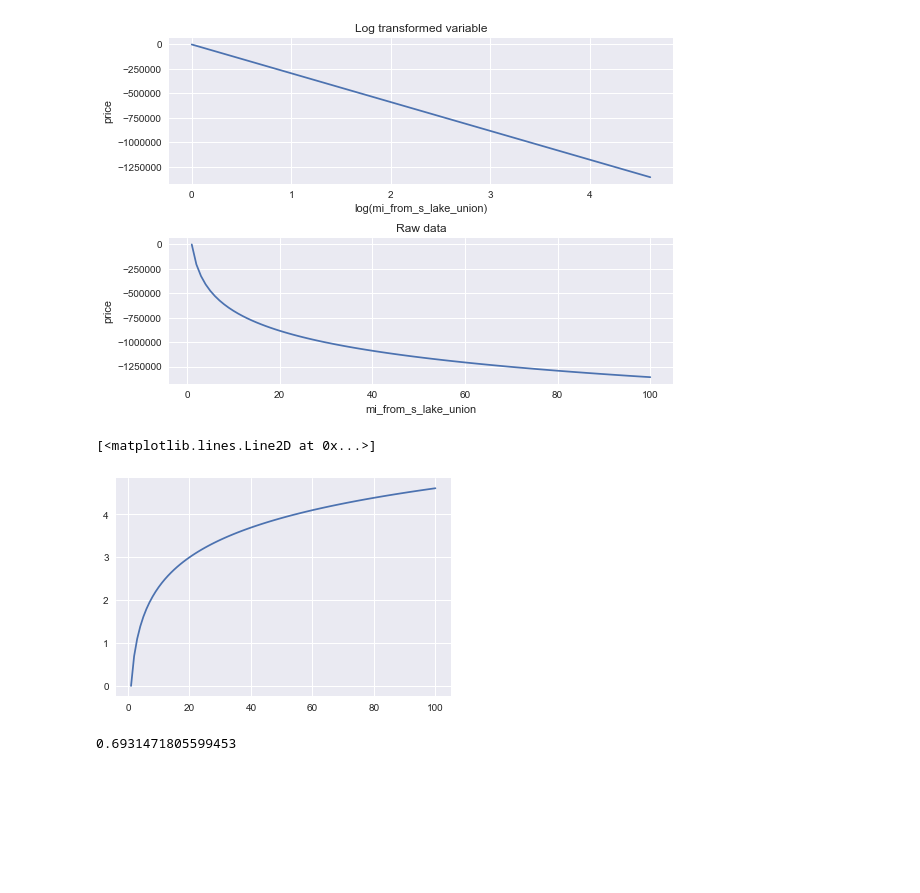
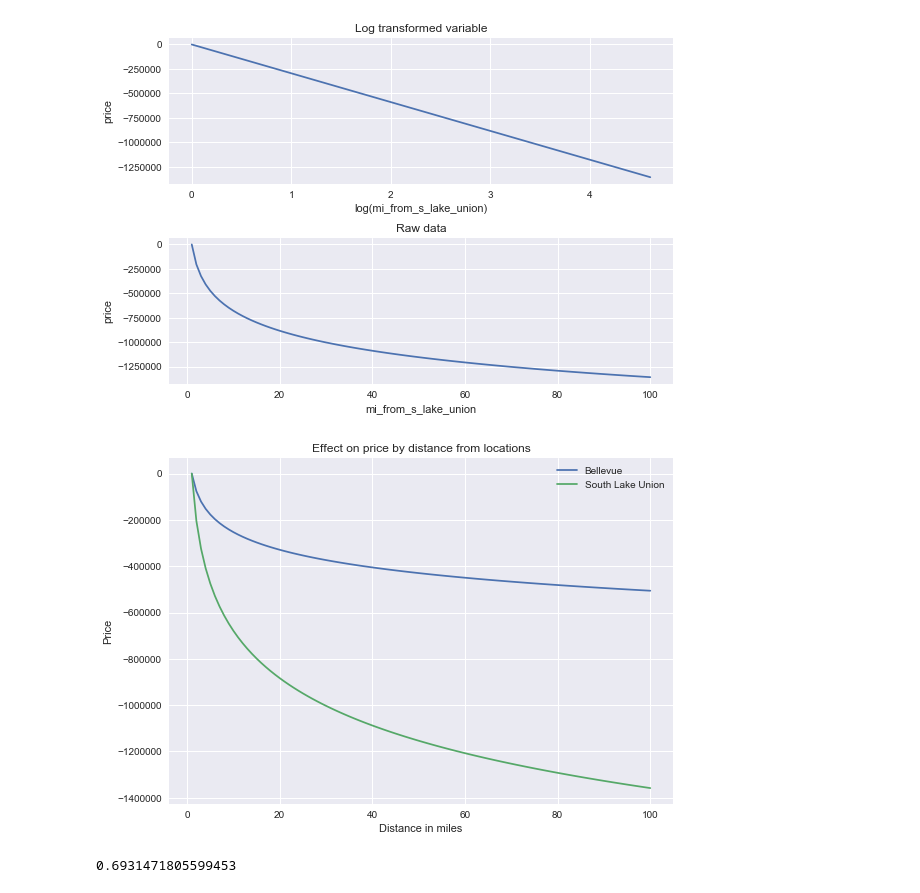
Before and after one commit to AnnaLara/dsc-1-final-project, a Jupyter notebook: final_model_log_interpretations.ipynb, the cells around one changed output. Cells and saved outputs as stored; diff of their text form; code cells hidden in the pictures; blank space fills up the shorter version.

```diff
--- a/final_model_log_interpretations.ipynb
+++ b/final_model_log_interpretations.ipynb
@@ -150,9 +148,3 @@ axs[1].set_ylabel('price');
 plt.savefig('dis_south_late_union_raw_vs_log.png')
 # %% [output]
 [figure]
-# %%
-
-plt.plot(miles_range, miles_range_log)
-# %% [output]
-[<matplotlib.lines.Line2D at 0x...>]
-[figure, removed]
@@ -159,3 +153,16 @@ plt.plot(miles_range, miles_range_log)
+# %%
+fig, axs = plt.subplots(constrained_layout=True)
+
+axs.plot(miles_range, y_log_bellevue, label='Bellevue')
+
+axs.plot(miles_range, y_log_s_lake_union, label='South Lake Union')
+axs.legend()
+axs.set_title('Effect on price by distance from locations')
+axs.set_xlabel('Distance in miles')
+axs.set_ylabel('Price');
+#plt.savefig('location.png')
+# %% [output]
+[figure, added]
 # %%
 np.log(2)
 # %% [output]
```
Also changed, not shown: parts of 3 cells of this notebook, 2 other files.
